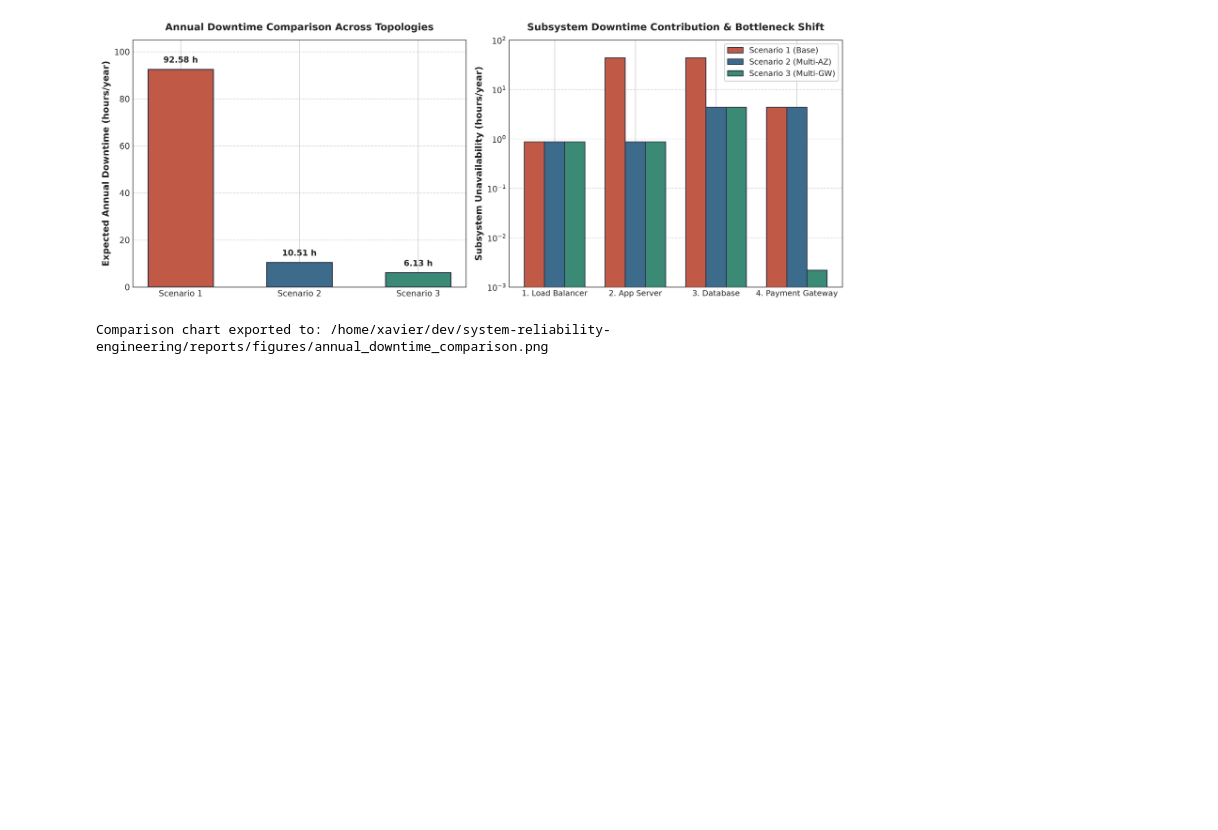
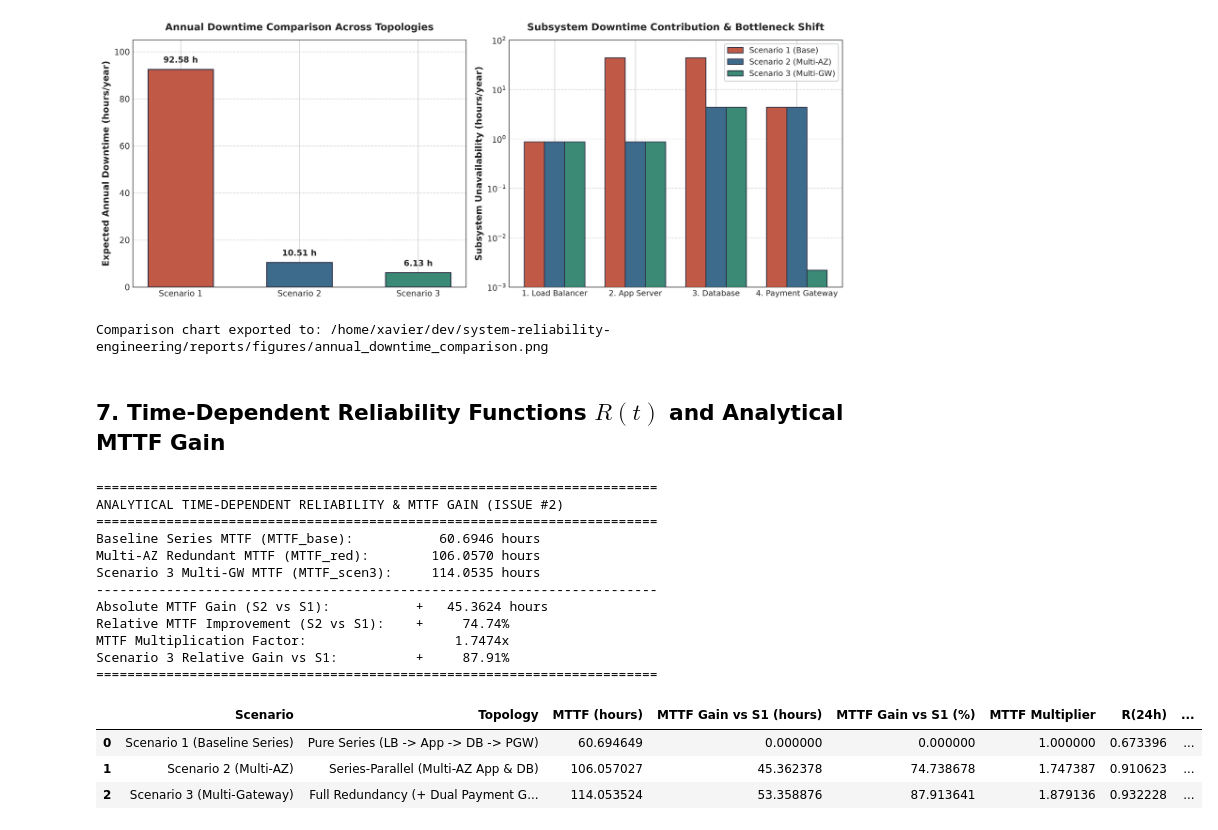
Before and after one commit to wrlxavier/system-reliability-engineering, a Jupyter notebook: notebooks/01_analytical_modeling.ipynb, the cells around one changed output. Cells and saved outputs as stored; diff of their text form; code cells hidden in the pictures; blank space fills up the shorter version.

```diff
--- a/notebooks/01_analytical_modeling.ipynb
+++ b/notebooks/01_analytical_modeling.ipynb
@@ -296,3 +311,74 @@ print(f"Comparison chart exported to: {fig_path}")
 | 2 | Scenario 3 | Scenario 3 (Multi-Gateway Expansion) | 99.929986 | 0.070014 | 6.133225 | 367.993495 | ... |
 [figure]
 Comparison chart exported to: /home/xavier/dev/system-reliability-engineering/reports/figures/annual_downtime_comparison.png
+# %% [markdown]
+## 7. Time-Dependent Reliability Functions $R(t)$ and Analytical MTTF Gain
+# %%
+metrics = evaluate_mttf_metrics()
+
+print("=" * 72)
+print("ANALYTICAL TIME-DEPENDENT RELIABILITY & MTTF GAIN (ISSUE #2)")
+print("=" * 72)
+print(f"Baseline Series MTTF (MTTF_base):        {metrics.mttf_base_hours:10.4f} hours")
+print(f"Multi-AZ Redundant MTTF (MTTF_red):      {metrics.mttf_red_hours:10.4f} hours")
+print(f"Scenario 3 Multi-GW MTTF (MTTF_scen3):   {metrics.mttf_scen3_hours:10.4f} hours")
+print("-" * 72)
+print(f"Absolute MTTF Gain (S2 vs S1):           +{metrics.delta_mttf_hours:10.4f} hours")
+print(f"Relative MTTF Improvement (S2 vs S1):    +{metrics.mttf_gain_pct:10.2f}%")
+print(f"MTTF Multiplication Factor:               {metrics.mttf_gain_factor:10.4f}x")
+print(f"Scenario 3 Relative Gain vs S1:          +{metrics.mttf_gain_scen3_pct:10.2f}%")
+print("=" * 72)
+
+
+mttf_rows = [
+    {
+        "Scenario": "Scenario 1 (Baseline Series)",
+        "Topology": "Pure Series (LB -> App -> DB -> PGW)",
+        "MTTF (hours)": metrics.mttf_base_hours,
+        "MTTF Gain vs S1 (hours)": 0.0,
+        "MTTF Gain vs S1 (%)": 0.0,
+        "MTTF Multiplier": 1.0,
+        "R(24h)": calculate_reliability_baseline(24.0),
+        "R(72h)": calculate_reliability_baseline(72.0),
+    },
+    {
+        "Scenario": "Scenario 2 (Multi-AZ)",
+        "Topology": "Series-Parallel (Multi-AZ App & DB)",
+        "MTTF (hours)": metrics.mttf_red_hours,
+        "MTTF Gain vs S1 (hours)": metrics.delta_mttf_hours,
+        "MTTF Gain vs S1 (%)": metrics.mttf_gain_pct,
+        "MTTF Multiplier": metrics.mttf_gain_factor,
+        "R(24h)": calculate_reliability_redundant(24.0),
+        "R(72h)": calculate_reliability_redundant(72.0),
+    },
+    {
+        "Scenario": "Scenario 3 (Multi-Gateway)",
+        "Topology": "Full Redundancy (+ Dual Payment Gateways)",
+        "MTTF (hours)": metrics.mttf_scen3_hours,
+        "MTTF Gain vs S1 (hours)": metrics.mttf_scen3_hours - metrics.mttf_base_hours,
+        "MTTF Gain vs S1 (%)": metrics.mttf_gain_scen3_pct,
+        "MTTF Multiplier": metrics.mttf_scen3_hours / metrics.mttf_base_hours,
+        "R(24h)": calculate_reliability_scenario_3(24.0),
+        "R(72h)": calculate_reliability_scenario_3(72.0),
+    },
+]
+
+df_mttf = pd.DataFrame(mttf_rows)
+display(df_mttf)
+# %% [output]
+========================================================================
+ANALYTICAL TIME-DEPENDENT RELIABILITY & MTTF GAIN (ISSUE #2)
+========================================================================
+Baseline Series MTTF (MTTF_base):           60.6946 hours
+Multi-AZ Redundant MTTF (MTTF_red):        106.0570 hours
+Scenario 3 Multi-GW MTTF (MTTF_scen3):     114.0535 hours
+------------------------------------------------------------------------
+Absolute MTTF Gain (S2 vs S1):           +   45.3624 hours
+Relative MTTF Improvement (S2 vs S1):    +     74.74%
+MTTF Multiplication Factor:                   1.7474x
+Scenario 3 Relative Gain vs S1:          +     87.91%
+========================================================================
+|  | Scenario | Topology | MTTF (hours) | MTTF Gain vs S1 (hours) | MTTF Gain vs S1 (%) | MTTF Multiplier | R(24h) | ... |
+| 0 | Scenario 1 (Baseline Series) | Pure Series (LB -> App -> DB -> PGW) | 60.694649 | 0.000000 | 0.000000 | 1.000000 | 0.673396 | ... |
+| 1 | Scenario 2 (Multi-AZ) | Series-Parallel (Multi-AZ App & DB) | 106.057027 | 45.362378 | 74.738678 | 1.747387 | 0.910623 | ... |
+| 2 | Scenario 3 (Multi-Gateway) | Full Redundancy (+ Dual Payment G... | 114.053524 | 53.358876 | 87.913641 | 1.879136 | 0.932228 | ... |
```
Also changed, not shown: parts of 3 cells of this notebook, 11 other files.
